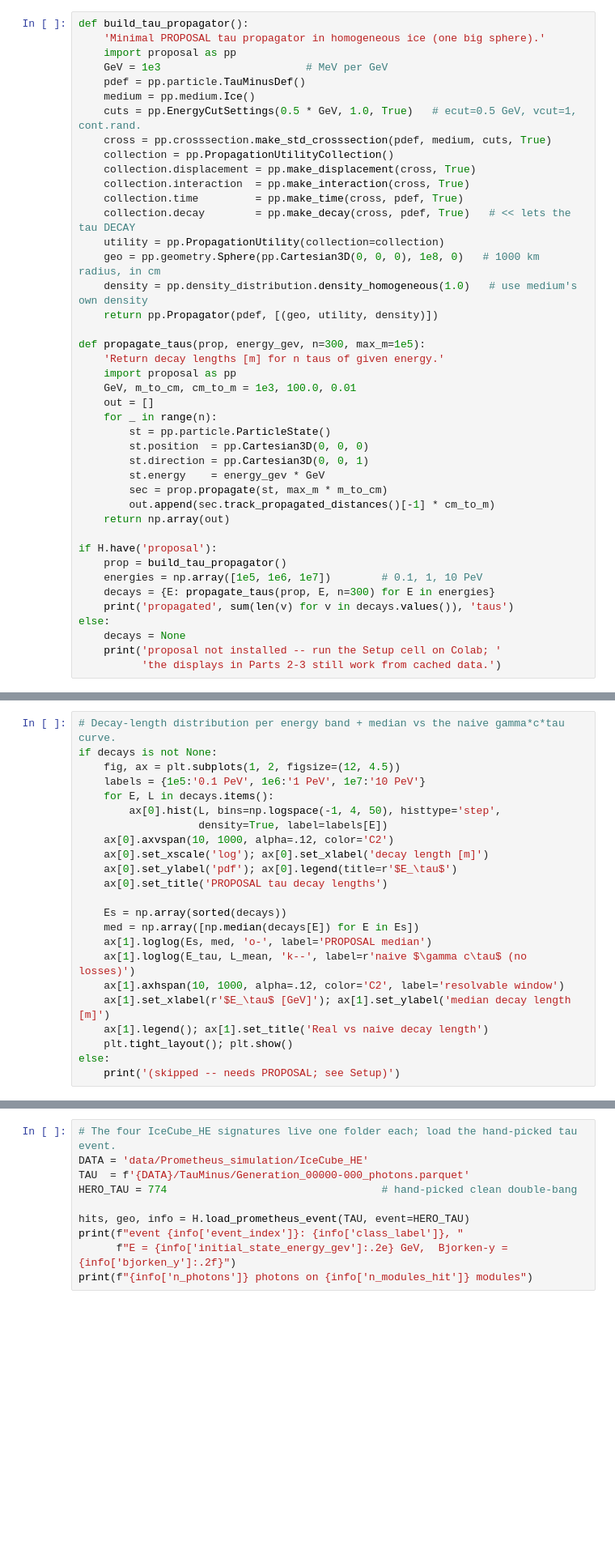
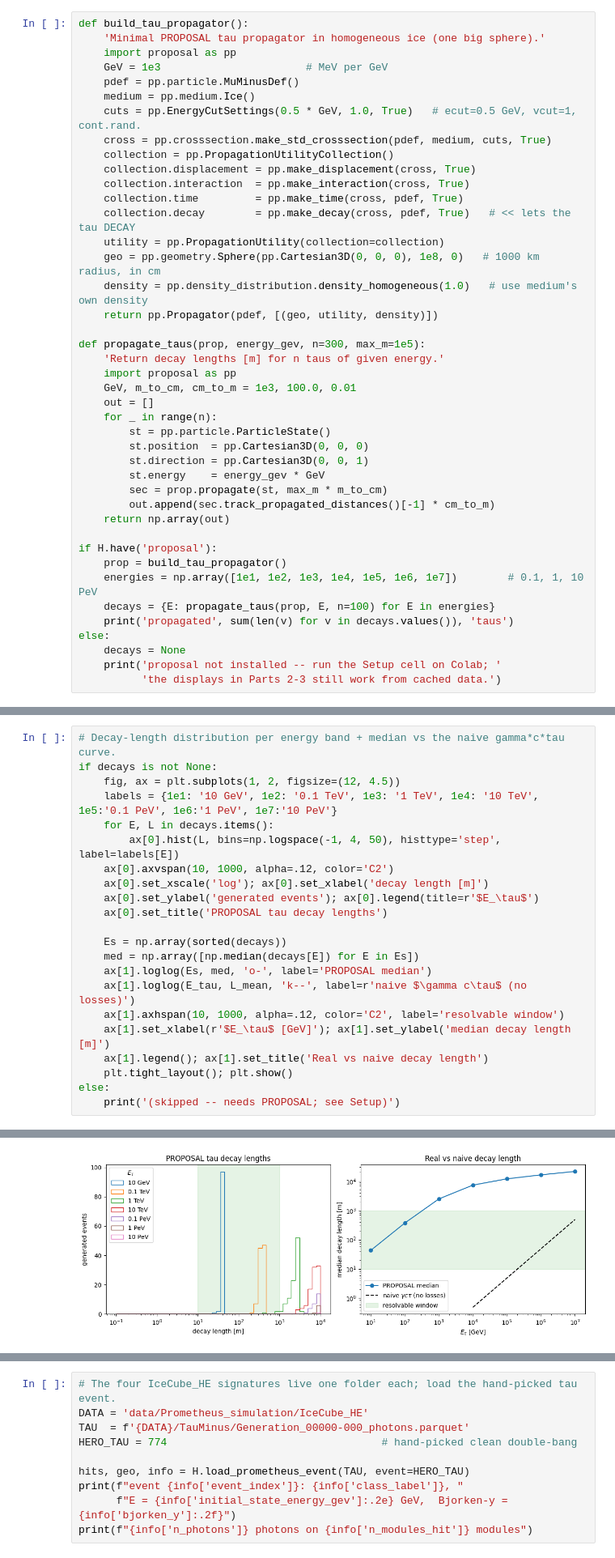
Before and after one commit to nickkamp1/CNP_Neutrino_Interactions, a Jupyter notebook: Lecture3_Simulation/2_propagation_and_light.ipynb, the cells around one changed output, grey strips where cells are left out. Shown at 81% size. Saved outputs shown, nothing was run; the diff lists cells and outputs as text; blank space fills up the shorter version.

```diff
--- a/Lecture3_Simulation/2_propagation_and_light.ipynb
+++ b/Lecture3_Simulation/2_propagation_and_light.ipynb
@@ -151,7 +155,7 @@ def build_tau_propagator():
     'Minimal PROPOSAL tau propagator in homogeneous ice (one big sphere).'
     import proposal as pp
     GeV = 1e3                       # MeV per GeV
-    pdef = pp.particle.TauMinusDef()
+    pdef = pp.particle.MuMinusDef()
     medium = pp.medium.Ice()
     cuts = pp.EnergyCutSettings(0.5 * GeV, 1.0, True)   # ecut=0.5 GeV, vcut=1, cont.rand.
     cross = pp.crosssection.make_std_crosssection(pdef, medium, cuts, True)
@@ -181,8 +185,8 @@ def propagate_taus(prop, energy_gev, n=300, max_m=1e5):
 
 if H.have('proposal'):
     prop = build_tau_propagator()
-    energies = np.array([1e5, 1e6, 1e7])        # 0.1, 1, 10 PeV
-    decays = {E: propagate_taus(prop, E, n=300) for E in energies}
+    energies = np.array([1e1, 1e2, 1e3, 1e4, 1e5, 1e6, 1e7])        # 0.1, 1, 10 PeV
+    decays = {E: propagate_taus(prop, E, n=100) for E in energies}
     print('propagated', sum(len(v) for v in decays.values()), 'taus')
 else:
     decays = None
@@ -194,13 +198,12 @@ Error:
 # Decay-length distribution per energy band + median vs the naive gamma*c*tau curve.
 if decays is not None:
     fig, ax = plt.subplots(1, 2, figsize=(12, 4.5))
-    labels = {1e5:'0.1 PeV', 1e6:'1 PeV', 1e7:'10 PeV'}
+    labels = {1e1: '10 GeV', 1e2: '0.1 TeV', 1e3: '1 TeV', 1e4: '10 TeV', 1e5:'0.1 PeV', 1e6:'1 PeV', 1e7:'10 PeV'}
     for E, L in decays.items():
-        ax[0].hist(L, bins=np.logspace(-1, 4, 50), histtype='step',
-                   density=True, label=labels[E])
+        ax[0].hist(L, bins=np.logspace(-1, 4, 50), histtype='step', label=labels[E])
     ax[0].axvspan(10, 1000, alpha=.12, color='C2')
     ax[0].set_xscale('log'); ax[0].set_xlabel('decay length [m]')
-    ax[0].set_ylabel('pdf'); ax[0].legend(title=r'$E_\tau$')
+    ax[0].set_ylabel('generated events'); ax[0].legend(title=r'$E_\tau$')
     ax[0].set_title('PROPOSAL tau decay lengths')
 
     Es = np.array(sorted(decays))
@@ -218,3 +220,4 @@ NameError: name 'decays' is not defined
+[figure, added]
 # %% [markdown]
 > **★ Discussion (Lecture 2 callback).** The naive $\gamma c\tau$ curve and PROPOSAL agree at
 > low energy but the PROPOSAL median falls *below* it at the highest energies — the $\tau$'s
```
Also changed, not shown: parts of 7 cells of this notebook.
